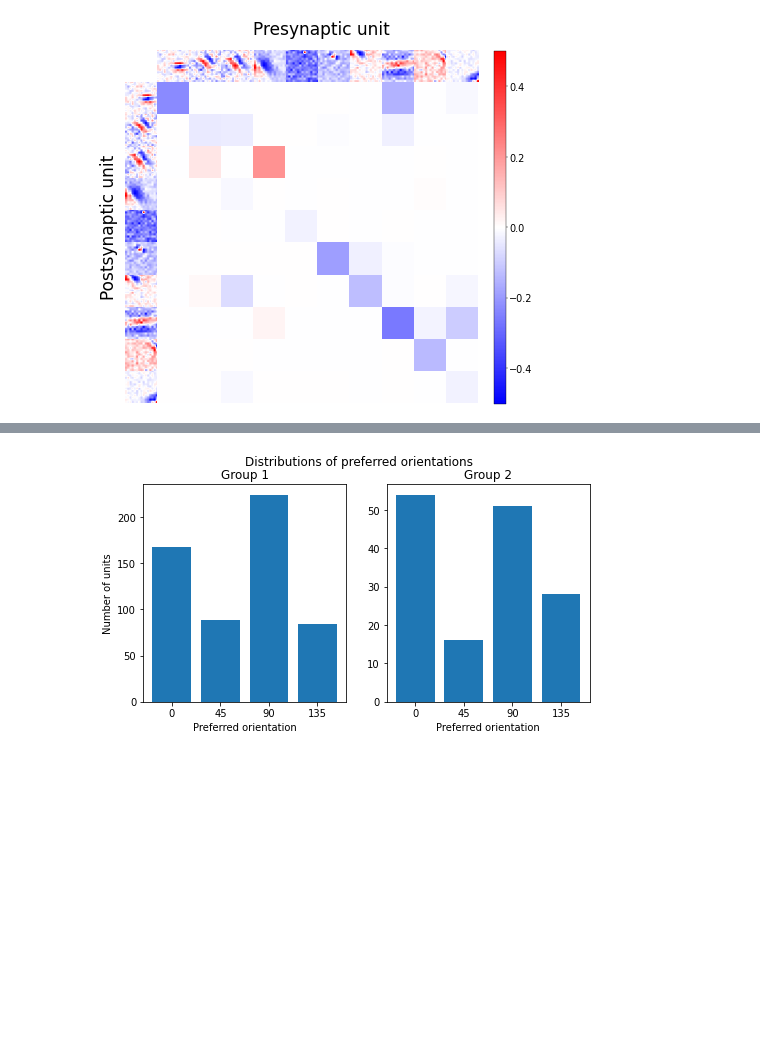
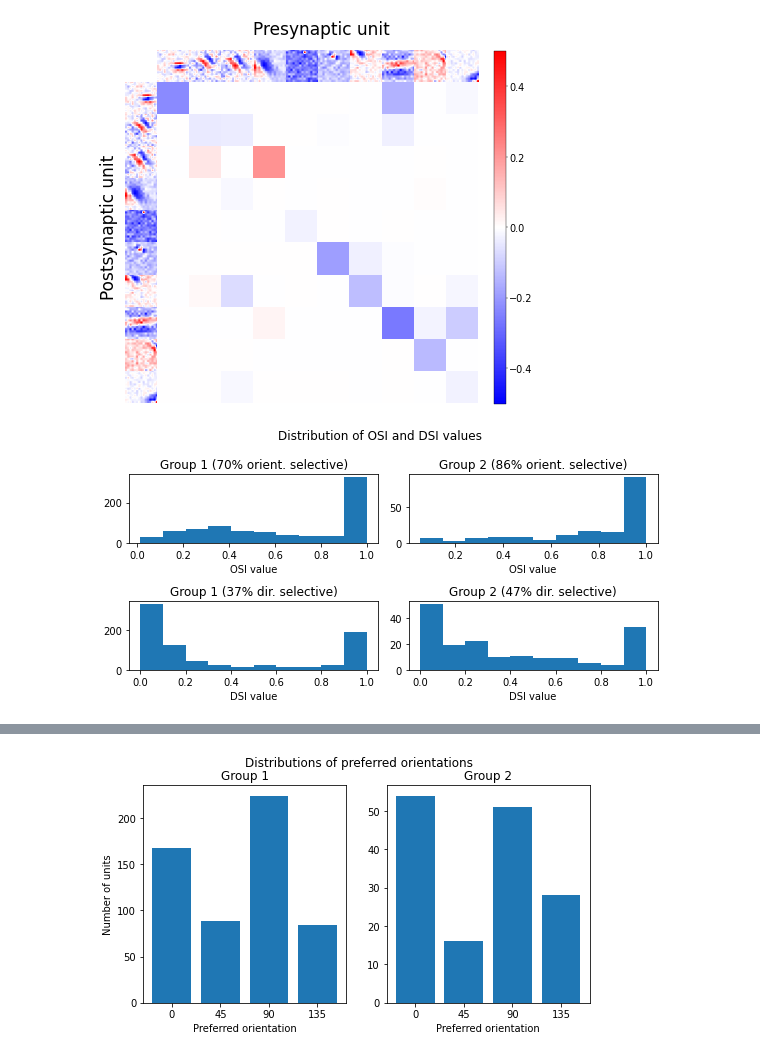
Before and after one commit to sebbkw/rnn, a Jupyter notebook: analyse_network.ipynb, the cells around one changed output, grey strips where cells are left out. Cells and saved outputs as stored; diff of their text form; code cells hidden in the pictures; blank space fills up the shorter version.

```diff
--- a/analyse_network.ipynb
+++ b/analyse_network.ipynb
@@ -838,0 +734,40 @@ plt.suptitle("Distribution of {} values".format(selectivity_key))
+# %%
+# Plot distribution of orientations/direction selectivity indices
+
+# Get selectivity measures
+OSIs_group1 = [u["OSI"] for u in physiology_data_group1]
+OSIs_group2 = [u["OSI"] for u in physiology_data_group2]
+
+DSIs_group1 = [u["DSI"] for u in physiology_data_group1]
+DSIs_group2 = [u["DSI"] for u in physiology_data_group2]
+
+# Calculate percent orientation selective
+percent_OSI_selective_group1 = round(len([osi for osi in OSIs_group1 if osi > OSI_THRESH]) / len(physiology_data_group1) * 100)
+percent_OSI_selective_group2 = round(len([osi for osi in OSIs_group2 if osi > OSI_THRESH]) / len(physiology_data_group2) * 100)
+
+# Calculate percent direction selective
+percent_DSI_selective_group1 = round(len([dsi for dsi in DSIs_group1 if dsi > DSI_THRESH]) / len(physiology_data_group1) * 100)
+percent_DSI_selective_group2 = round(len([dsi for dsi in DSIs_group2 if dsi > DSI_THRESH]) / len(physiology_data_group2) * 100)
+
+fig, axs = plt.subplots(nrows=2, ncols=2, figsize=plt.figaspect(1/2))
+
+bins = 10
+
+axs[0, 0].hist(OSIs_group1, bins=bins)
+axs[0, 0].set_title("Group 1 ({}% orient. selective)".format(percent_OSI_selective_group1))
+axs[0, 0].set_xlabel("OSI value")
+axs[0, 1].hist(OSIs_group2, bins=bins)
+axs[0, 1].set_title("Group 2 ({}% orient. selective)".format(percent_OSI_selective_group2))
+axs[0, 1].set_xlabel("OSI value")
+
+axs[1, 0].hist(DSIs_group1, bins=bins)
+axs[1, 0].set_title("Group 1 ({}% dir. selective)".format(percent_DSI_selective_group1))
+axs[1, 0].set_xlabel("DSI value")
+axs[1, 1].hist(DSIs_group2, bins=bins)
+axs[1, 1].set_title("Group 2 ({}% dir. selective)".format(percent_DSI_selective_group2))
+axs[1, 1].set_xlabel("DSI value")
+
+plt.suptitle("Distribution of OSI and DSI values".format(selectivity_key))
+plt.tight_layout()
+# %% [output]
+[figure, added]
```
Also changed, not shown: parts of 15 cells of this notebook.
